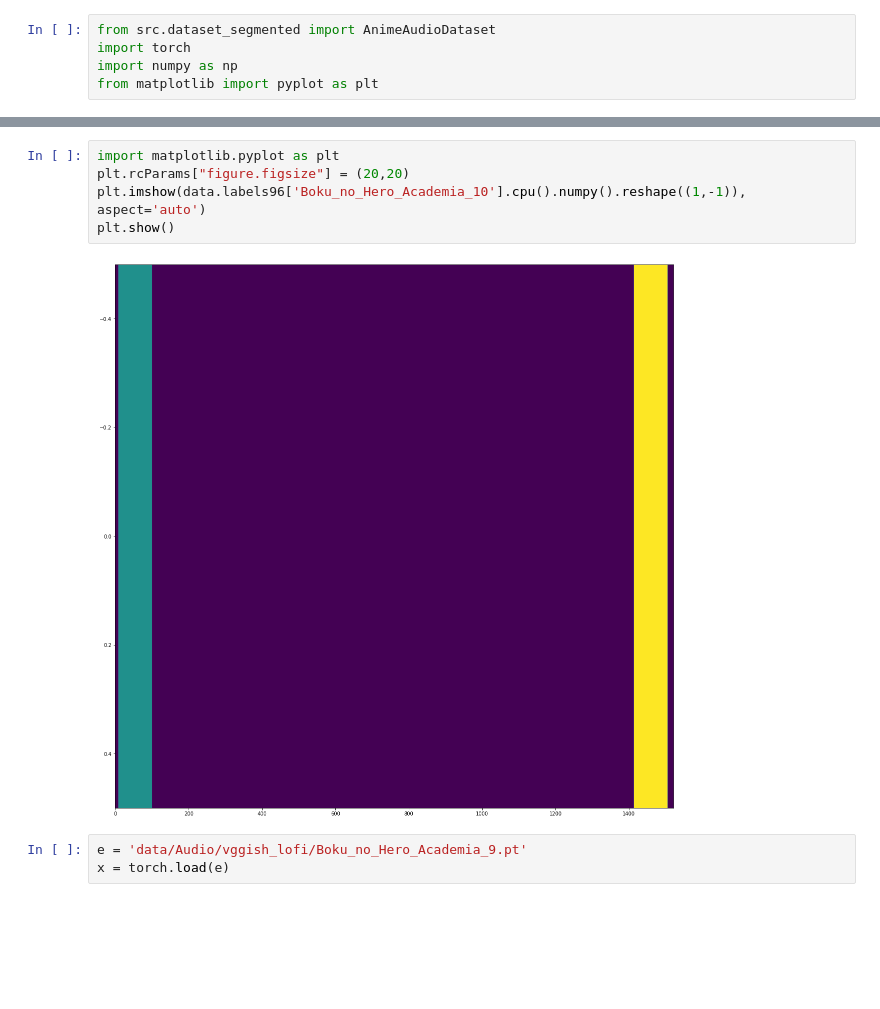
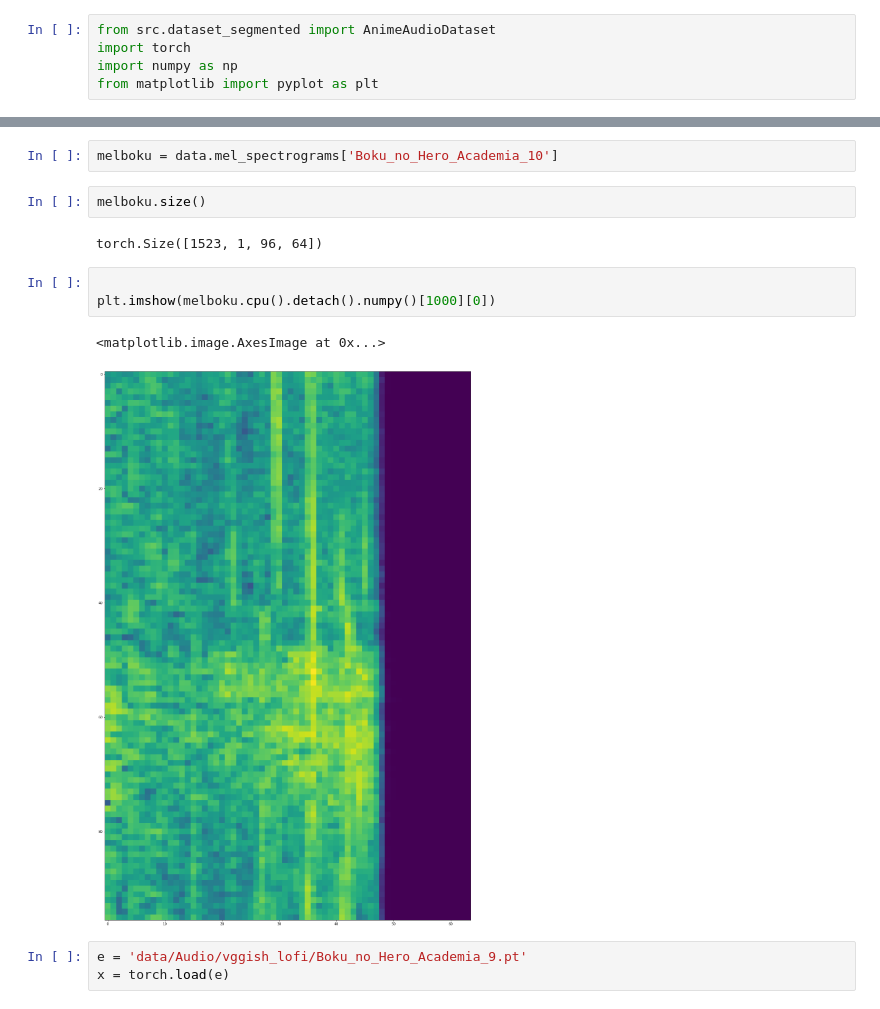
Before and after one commit to ezhang887/animintro, a Jupyter notebook: vggish_features.ipynb, the cells around one changed output, grey strips where cells are left out. Drawn from its saved outputs; the diff is of its cells as text; blank space fills up the shorter version.

Commit message:
mel spectrogram

```diff
--- a/vggish_features.ipynb
+++ b/vggish_features.ipynb
@@ -61,10 +54,15 @@ plt.show()
-# %%
-import matplotlib.pyplot as plt
-plt.rcParams["figure.figsize"] = (20,20)
-plt.imshow(data.labels96['Boku_no_Hero_Academia_10'].cpu().numpy().reshape((1,-1)), aspect='auto')
-plt.show()
-# %% [output]
-[figure, removed]
+# %%
+melboku = data.mel_spectrograms['Boku_no_Hero_Academia_10']
+# %%
+melboku.size()
+# %% [output]
+torch.Size([1523, 1, 96, 64])
+# %%
+
+plt.imshow(melboku.cpu().detach().numpy()[1000][0])
+# %% [output]
+<matplotlib.image.AxesImage at 0x...>
+[figure, added]
 # %%
 e = 'data/Audio/vggish_lofi/Boku_no_Hero_Academia_9.pt'
 x = torch.load(e)
```
Also changed, not shown: parts of 6 cells of this notebook, 2 other files.
